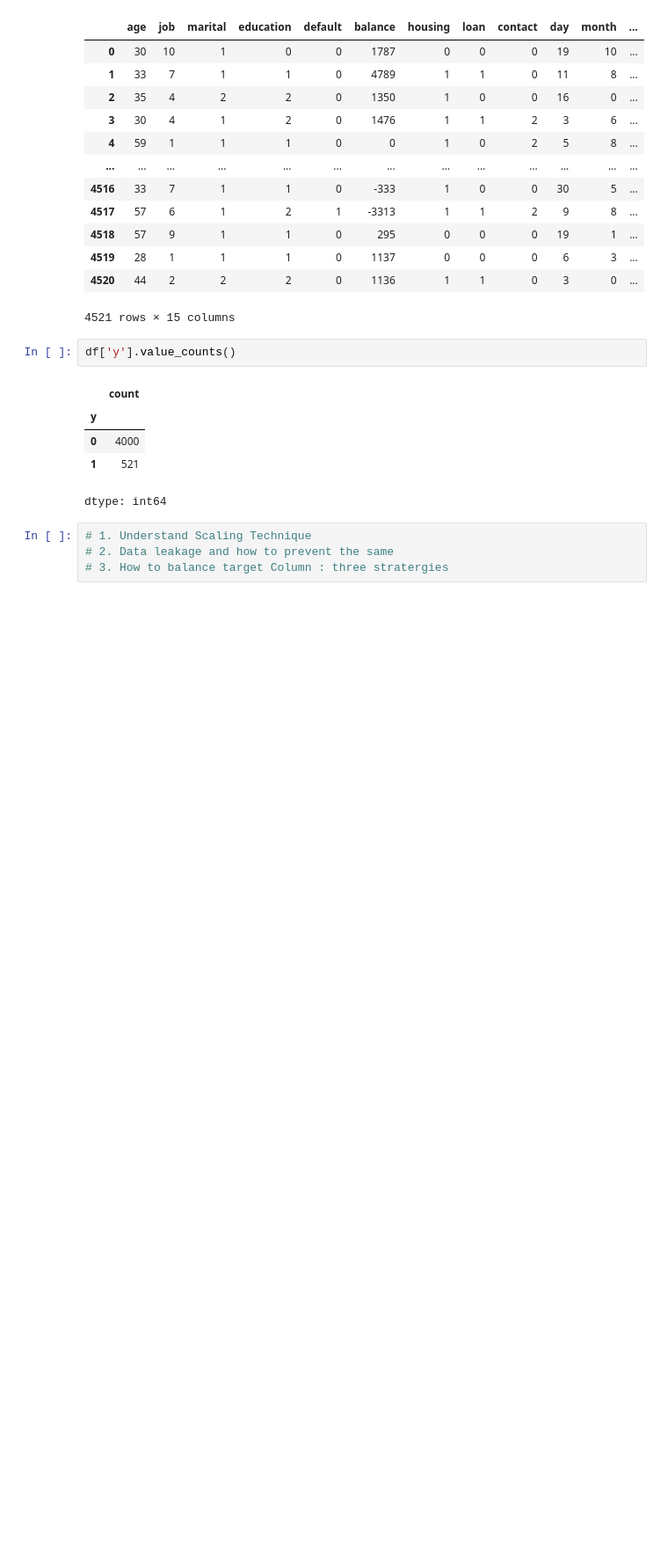
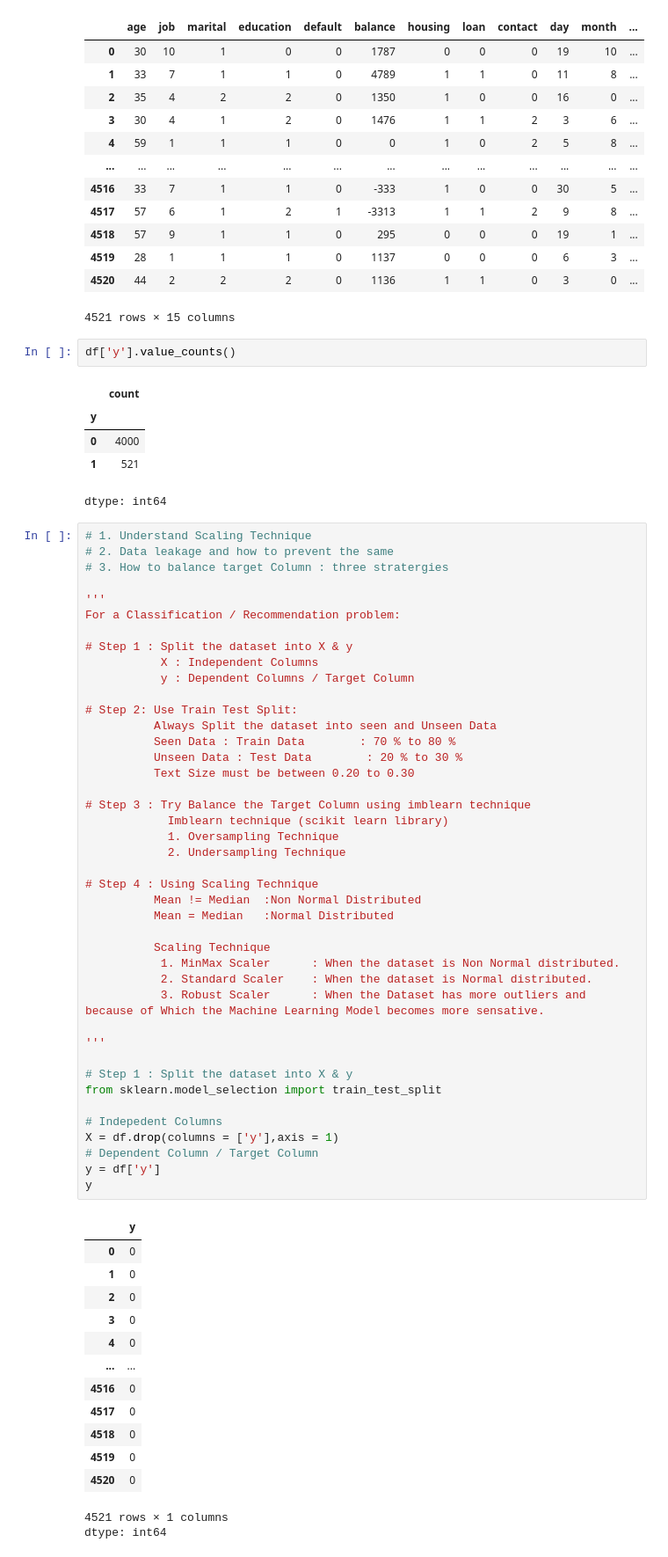
Before and after one commit to AniketC24/Datascience, a Jupyter notebook: Case_study_02_Bank_Telemarking.ipynb, the cells around one changed output. Shown at 88% size. Cells and saved outputs as stored; diff of their text form; blank space fills up the shorter version.

```diff
--- a/Case_study_02_Bank_Telemarking.ipynb
+++ b/Case_study_02_Bank_Telemarking.ipynb
@@ -400,7 +409,60 @@ df['y'].value_counts()
 | 0 | 4000 |
 | 1 | 521 |
 dtype: int64
-# %%
-# 1. Understand Scaling Technique
-# 2. Data leakage and how to prevent the same
-# 3. How to balance target Column : three stratergies
+# %%
+# 1. Understand Scaling Technique
+# 2. Data leakage and how to prevent the same
+# 3. How to balance target Column : three stratergies
+
+'''
+For a Classification / Recommendation problem:
+
+# Step 1 : Split the dataset into X & y
+           X : Independent Columns
+           y : Dependent Columns / Target Column
+
+# Step 2: Use Train Test Split:
+          Always Split the dataset into seen and Unseen Data
+          Seen Data : Train Data        : 70 % to 80 %
+          Unseen Data : Test Data        : 20 % to 30 %
+          Text Size must be between 0.20 to 0.30
+
+# Step 3 : Try Balance the Target Column using imblearn technique
+            Imblearn technique (scikit learn library)
+            1. Oversampling Technique
+            2. Undersampling Technique
+
+# Step 4 : Using Scaling Technique
+          Mean != Median  :Non Normal Distributed
+          Mean = Median   :Normal Distributed
+
+          Scaling Technique
+           1. MinMax Scaler      : When the dataset is Non Normal distributed.
+           2. Standard Scaler    : When the dataset is Normal distributed.
+           3. Robust Scaler      : When the Dataset has more outliers and because of Which the Machine Learning Model becomes more sensative.
+
+'''
+
+# Step 1 : Split the dataset into X & y
+from sklearn.model_selection import train_test_split
+
+# Indepedent Columns
+X = df.drop(columns = ['y'],axis = 1)
+# Dependent Column / Target Column
+y = df['y']
+y
+# %% [output]
+|  | y |
+| 0 | 0 |
+| 1 | 0 |
+| 2 | 0 |
+| 3 | 0 |
+| 4 | 0 |
+| ... | ... |
+| 4516 | 0 |
+| 4517 | 0 |
+| 4518 | 0 |
+| 4519 | 0 |
+| 4520 | 0 |
+4521 rows × 1 columns
+dtype: int64
```
Also changed, not shown: parts of 11 cells of this notebook.
